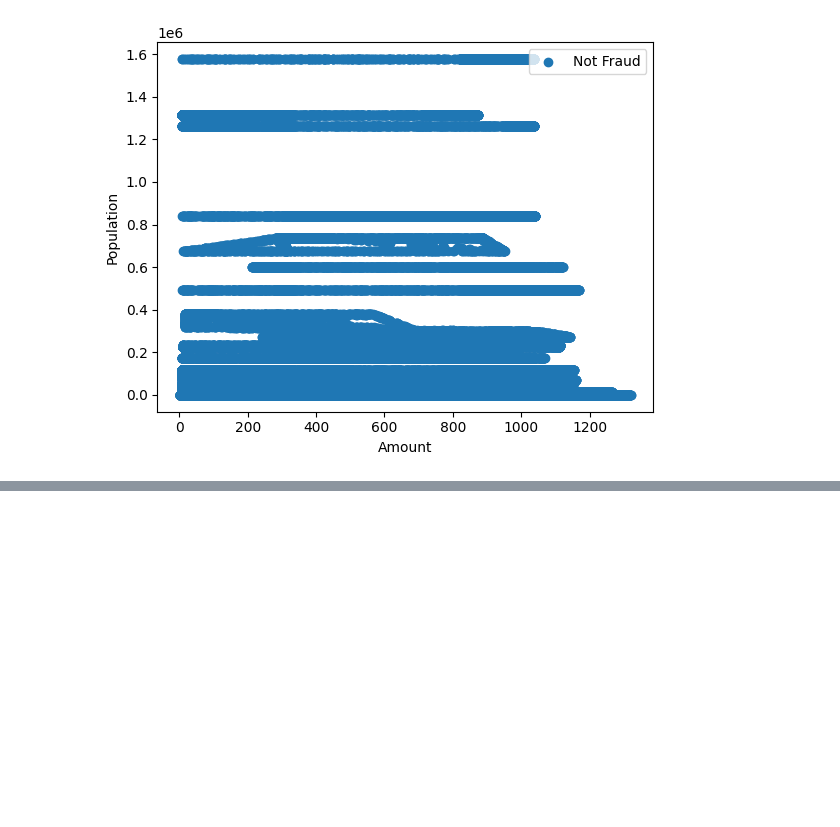
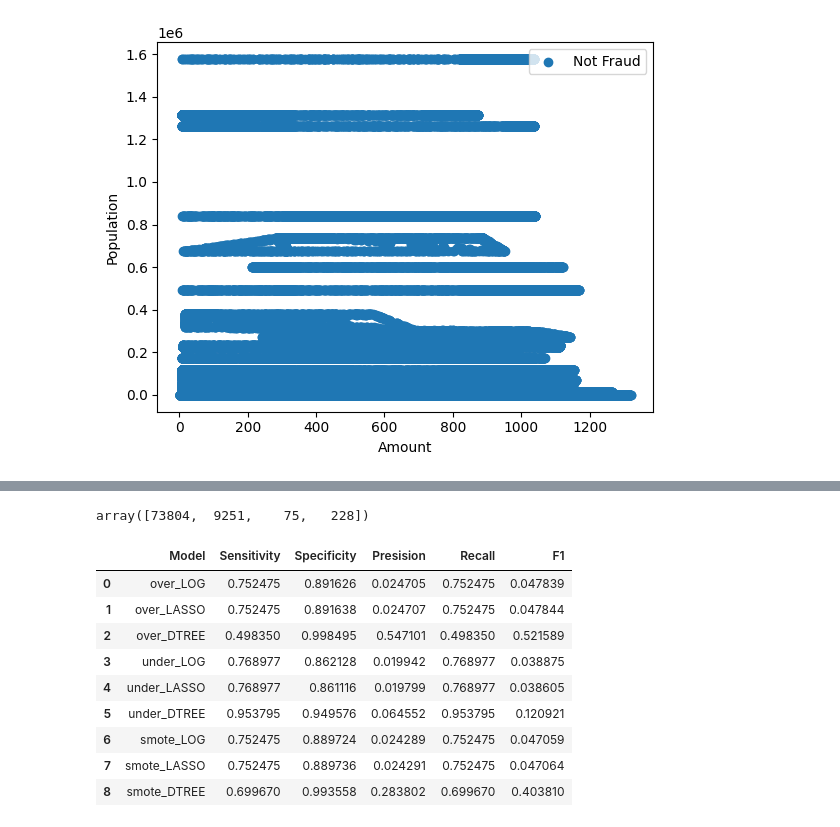
Before and after one commit to sarahzxt/econ441-Xiaotong-Zhang-, a Jupyter notebook: Week 5.ipynb, the cells around one changed output, grey strips where cells are left out. Cells and saved outputs as stored; diff of their text form; code cells hidden in the pictures; blank space fills up the shorter version.

```diff
--- a/Week 5.ipynb
+++ b/Week 5.ipynb
@@ -178,0 +192,53 @@ import pandas as pd
+# %%
+def calc_perf_metric(y_true, y_pred):
+    tn,fp,fn, tp = confusion_matrix(y_true,  y_pred).ravel()
+
+    sensitivity = tp/(tp+fn)
+    specificity = tn/(tn+fp)
+    presision = precision_score(y_true, y_pred)
+    recall = recall_score(y_true, y_pred)
+    f1 = f1_score(y_true, y_pred)
+    return(sensitivity, specificity, presision, recall, f1)
+# %%
+confusion_matrix(y_true,  y_pred).ravel()
+# %% [output]
+array([73804,  9251,    75,   228])
+# %%
+trained_models = {}
+results = []
+# %%
+for resample_key, resampler in resampling_methods.items():
+    resample_X, resample_y = resampler.fit_resample(X_train, y_train)
+
+    for model_key, model in model_configs.items():
+        combined_key = f"{resample_key}_{model_key}"
+
+        m = model.fit(resample_X, resample_y)
+        trained_models[combined_key] = m
+        y_pred = m.predict(X_test)
+        sensitivity, specificity, presision, recall, f1 = calc_perf_metric(y_test, y_pred)
+
+        results.append({"Model": combined_key,
+                       "Sensitivity": sensitivity,
+                       "Specificity": specificity,
+                       "Presision":presision,
+                       "Recall": recall,
+                       "F1": f1})
+
+        #####
+        #results.append(calc_perf_metric(y_test, y_pred))
+# %%
+result_df = pd.DataFrame(results)
+# %%
+result_df
+# %% [output]
+|  | Model | Sensitivity | Specificity | Presision | Recall | F1 |
+| 0 | over_LOG | 0.752475 | 0.891626 | 0.024705 | 0.752475 | 0.047839 |
+| 1 | over_LASSO | 0.752475 | 0.891638 | 0.024707 | 0.752475 | 0.047844 |
+| 2 | over_DTREE | 0.498350 | 0.998495 | 0.547101 | 0.498350 | 0.521589 |
+| 3 | under_LOG | 0.768977 | 0.862128 | 0.019942 | 0.768977 | 0.038875 |
+| 4 | under_LASSO | 0.768977 | 0.861116 | 0.019799 | 0.768977 | 0.038605 |
+| 5 | under_DTREE | 0.953795 | 0.949576 | 0.064552 | 0.953795 | 0.120921 |
+| 6 | smote_LOG | 0.752475 | 0.889724 | 0.024289 | 0.752475 | 0.047059 |
+| 7 | smote_LASSO | 0.752475 | 0.889736 | 0.024291 | 0.752475 | 0.047064 |
+| 8 | smote_DTREE | 0.699670 | 0.993558 | 0.283802 | 0.699670 | 0.403810 |
```
Also changed, not shown: parts of 12 cells of this notebook.
